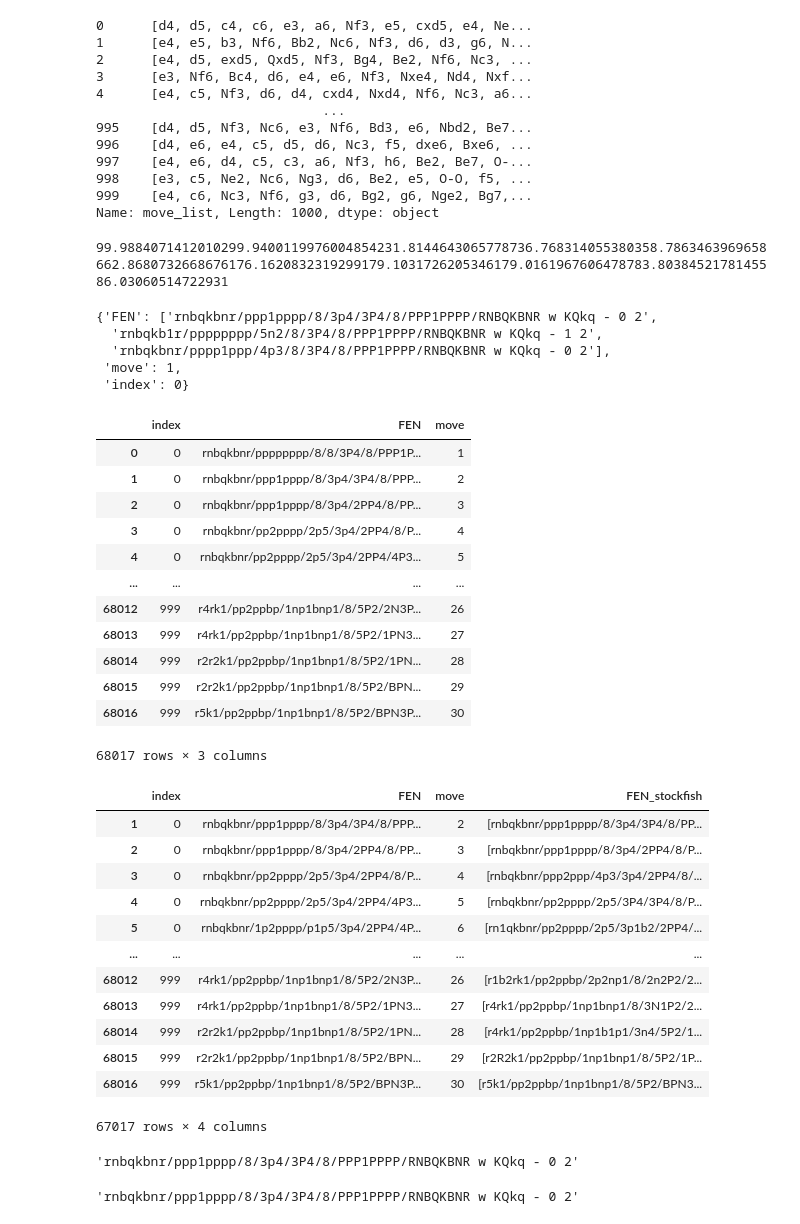
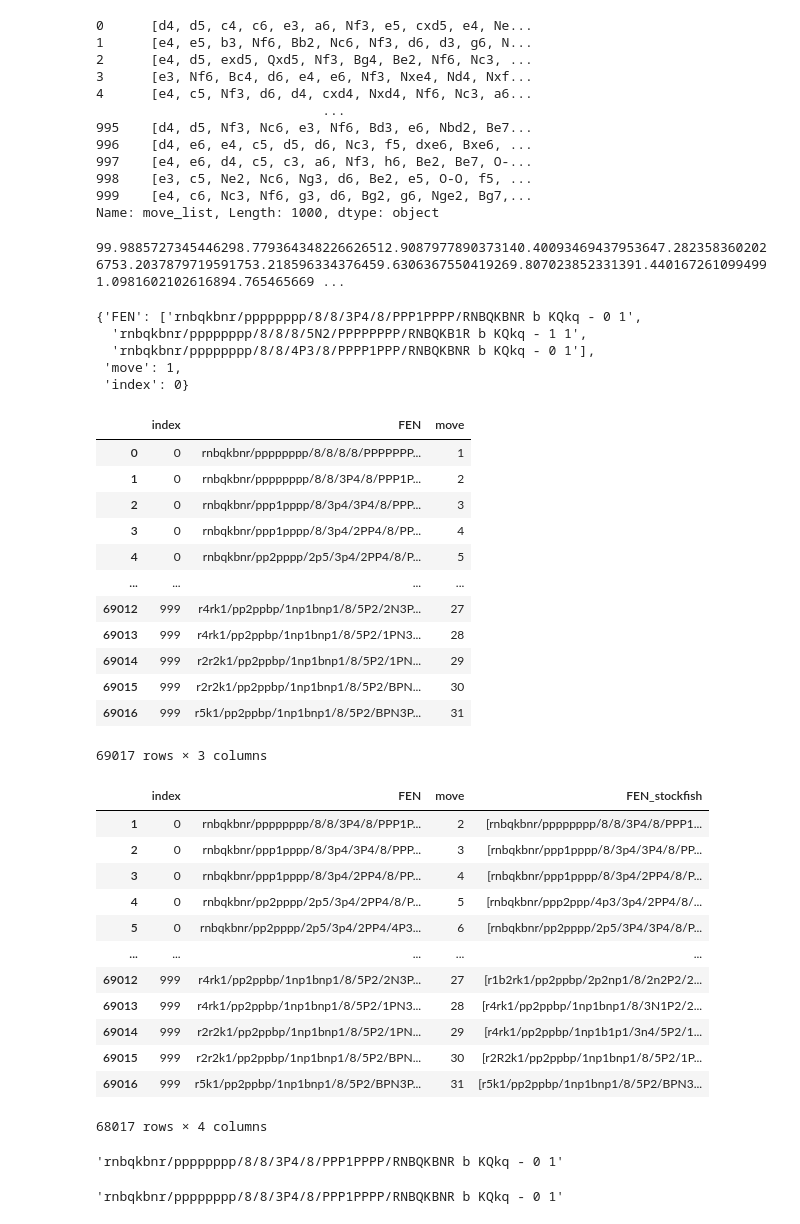
Before and after one commit to PJWSTK-Data-Science-Dojo/chess-cheater, a Jupyter notebook: data_preparation/generate_stockfish_responses.ipynb, the cells around one changed output. Cells and saved outputs as stored; diff of their text form; code cells hidden in the pictures.

```diff
--- a/data_preparation/generate_stockfish_responses.ipynb
+++ b/data_preparation/generate_stockfish_responses.ipynb
@@ -3,7 +3,7 @@ import pandas as pd
 import time
 start = time.time()
 
-df = pd.read_csv('chess_games.csv',nrows=1_000)
+df = pd.read_csv('D:\Programowanie\Projekty\chess_cheater_project\datasets\chess_games.csv',nrows=1_000)
 df['AN']
 # %% [output]
 0      1. d4 d5 2. c4 c6 3. e3 a6 4. Nf3 e5 5. cxd5 e...
@@ -55,7 +55,7 @@ import numpy as np
 
 def save_board_state_after_move(moves):
     board = chess.Board()
-    FEN_list = []
+    FEN_list = [board.fen()]
     try:
         for move in moves:
             board.push_san(move)
@@ -142,16 +140,16 @@ for thread in threads:
     thread.join()
     stockfish_fens_list.append(thread.value)
 # %% [output]
-99.9884071412010299.9400119976004854231.8144643065778736.768314055380358.7863463969658662.8680732668676176.1620832319299179.1031726205346179.0161967606478783.8038452178145586.03060514722931
+99.9885727345446298.779364348226626512.9087977890373140.40093469437953647.2823583602026753.2037879719591753.218596334376459.6306367550419269.807023852331391.4401672610994991.0981602102616894.765465669 ...
 # %%
 stockfish_fens_list_union = []
 for fens_list in stockfish_fens_list:
     stockfish_fens_list_union += fens_list
 stockfish_fens_list_union[0]
 # %% [output]
-{'FEN': ['rnbqkbnr/ppp1pppp/8/3p4/3P4/8/PPP1PPPP/RNBQKBNR w KQkq - 0 2',
-  'rnbqkb1r/pppppppp/5n2/8/3P4/8/PPP1PPPP/RNBQKBNR w KQkq - 1 2',
-  'rnbqkbnr/pppp1ppp/4p3/8/3P4/8/PPP1PPPP/RNBQKBNR w KQkq - 0 2'],
+{'FEN': ['rnbqkbnr/pppppppp/8/8/3P4/8/PPP1PPPP/RNBQKBNR b KQkq - 0 1',
+  'rnbqkbnr/pppppppp/8/8/8/5N2/PPPPPPPP/RNBQKB1R b KQkq - 1 1',
+  'rnbqkbnr/pppppppp/8/8/4P3/8/PPPP1PPP/RNBQKBNR b KQkq - 0 1'],
  'move': 1,
  'index': 0}
 # %%
@@ -162,36 +160,36 @@ df_stockfish_moves['move'] = df_stockfish_moves['move'] + 1
 df_games
 # %% [output]
 |  | index | FEN | move |
-| 0 | 0 | rnbqkbnr/pppppppp/8/8/3P4/8/PPP1P... | 1 |
-| 1 | 0 | rnbqkbnr/ppp1pppp/8/3p4/3P4/8/PPP... | 2 |
-| 2 | 0 | rnbqkbnr/ppp1pppp/8/3p4/2PP4/8/PP... | 3 |
-| 3 | 0 | rnbqkbnr/pp2pppp/2p5/3p4/2PP4/8/P... | 4 |
-| 4 | 0 | rnbqkbnr/pp2pppp/2p5/3p4/2PP4/4P3... | 5 |
+| 0 | 0 | rnbqkbnr/pppppppp/8/8/8/8/PPPPPPP... | 1 |
+| 1 | 0 | rnbqkbnr/pppppppp/8/8/3P4/8/PPP1P... | 2 |
+| 2 | 0 | rnbqkbnr/ppp1pppp/8/3p4/3P4/8/PPP... | 3 |
+| 3 | 0 | rnbqkbnr/ppp1pppp/8/3p4/2PP4/8/PP... | 4 |
+| 4 | 0 | rnbqkbnr/pp2pppp/2p5/3p4/2PP4/8/P... | 5 |
 | ... | ... | ... | ... |
-| 68012 | 999 | r4rk1/pp2ppbp/1np1bnp1/8/5P2/2N3P... | 26 |
-| 68013 | 999 | r4rk1/pp2ppbp/1np1bnp1/8/5P2/1PN3... | 27 |
-| 68014 | 999 | r2r2k1/pp2ppbp/1np1bnp1/8/5P2/1PN... | 28 |
-| 68015 | 999 | r2r2k1/pp2ppbp/1np1bnp1/8/5P2/BPN... | 29 |
-| 68016 | 999 | r5k1/pp2ppbp/1np1bnp1/8/5P2/BPN3P... | 30 |
+| 69012 | 999 | r4rk1/pp2ppbp/1np1bnp1/8/5P2/2N3P... | 27 |
+| 69013 | 999 | r4rk1/pp2ppbp/1np1bnp1/8/5P2/1PN3... | 28 |
+| 69014 | 999 | r2r2k1/pp2ppbp/1np1bnp1/8/5P2/1PN... | 29 |
+| 69015 | 999 | r2r2k1/pp2ppbp/1np1bnp1/8/5P2/BPN... | 30 |
+| 69016 | 999 | r5k1/pp2ppbp/1np1bnp1/8/5P2/BPN3P... | 31 |
-68017 rows × 3 columns
+69017 rows × 3 columns
 # %%
 df_data = pd.merge(df_games, df_stockfish_moves, on=['index', 'move'], how='left', suffixes=['', '_stockfish'])
-df_data = df_data.dropna()
+# df_data = df_data.dropna()
 df_data
 # %% [output]
 |  | index | FEN | move | FEN_stockfish |
-| 1 | 0 | rnbqkbnr/ppp1pppp/8/3p4/3P4/8/PPP... | 2 | [rnbqkbnr/ppp1pppp/8/3p4/3P4/8/PP... |
-| 2 | 0 | rnbqkbnr/ppp1pppp/8/3p4/2PP4/8/PP... | 3 | [rnbqkbnr/ppp1pppp/8/3p4/2PP4/8/P... |
-| 3 | 0 | rnbqkbnr/pp2pppp/2p5/3p4/2PP4/8/P... | 4 | [rnbqkbnr/ppp2ppp/4p3/3p4/2PP4/8/... |
-| 4 | 0 | rnbqkbnr/pp2pppp/2p5/3p4/2PP4/4P3... | 5 | [rnbqkbnr/pp2pppp/2p5/3P4/3P4/8/P... |
-| 5 | 0 | rnbqkbnr/1p2pppp/p1p5/3p4/2PP4/4P... | 6 | [rn1qkbnr/pp2pppp/2p5/3p1b2/2PP4/... |
+| 1 | 0 | rnbqkbnr/pppppppp/8/8/3P4/8/PPP1P... | 2 | [rnbqkbnr/pppppppp/8/8/3P4/8/PPP1... |
+| 2 | 0 | rnbqkbnr/ppp1pppp/8/3p4/3P4/8/PPP... | 3 | [rnbqkbnr/ppp1pppp/8/3p4/3P4/8/PP... |
+| 3 | 0 | rnbqkbnr/ppp1pppp/8/3p4/2PP4/8/PP... | 4 | [rnbqkbnr/ppp1pppp/8/3p4/2PP4/8/P... |
+| 4 | 0 | rnbqkbnr/pp2pppp/2p5/3p4/2PP4/8/P... | 5 | [rnbqkbnr/ppp2ppp/4p3/3p4/2PP4/8/... |
+| 5 | 0 | rnbqkbnr/pp2pppp/2p5/3p4/2PP4/4P3... | 6 | [rnbqkbnr/pp2pppp/2p5/3P4/3P4/8/P... |
 | ... | ... | ... | ... | ... |
-| 68012 | 999 | r4rk1/pp2ppbp/1np1bnp1/8/5P2/2N3P... | 26 | [r1b2rk1/pp2ppbp/2p2np1/8/2n2P2/2... |
-| 68013 | 999 | r4rk1/pp2ppbp/1np1bnp1/8/5P2/1PN3... | 27 | [r4rk1/pp2ppbp/1np1bnp1/8/3N1P2/2... |
-| 68014 | 999 | r2r2k1/pp2ppbp/1np1bnp1/8/5P2/1PN... | 28 | [r4rk1/pp2ppbp/1np1b1p1/3n4/5P2/1... |
-| 68015 | 999 | r2r2k1/pp2ppbp/1np1bnp1/8/5P2/BPN... | 29 | [r2R2k1/pp2ppbp/1np1bnp1/8/5P2/1P... |
-| 68016 | 999 | r5k1/pp2ppbp/1np1bnp1/8/5P2/BPN3P... | 30 | [r5k1/pp2ppbp/1np1bnp1/8/5P2/BPN3... |
+| 69012 | 999 | r4rk1/pp2ppbp/1np1bnp1/8/5P2/2N3P... | 27 | [r1b2rk1/pp2ppbp/2p2np1/8/2n2P2/2... |
+| 69013 | 999 | r4rk1/pp2ppbp/1np1bnp1/8/5P2/1PN3... | 28 | [r4rk1/pp2ppbp/1np1bnp1/8/3N1P2/2... |
+| 69014 | 999 | r2r2k1/pp2ppbp/1np1bnp1/8/5P2/1PN... | 29 | [r4rk1/pp2ppbp/1np1b1p1/3n4/5P2/1... |
+| 69015 | 999 | r2r2k1/pp2ppbp/1np1bnp1/8/5P2/BPN... | 30 | [r2R2k1/pp2ppbp/1np1bnp1/8/5P2/1P... |
+| 69016 | 999 | r5k1/pp2ppbp/1np1bnp1/8/5P2/BPN3P... | 31 | [r5k1/pp2ppbp/1np1bnp1/8/5P2/BPN3... |
-67017 rows × 4 columns
+68017 rows × 4 columns
 # %%
 df_data[['FEN_stockfish_1', 'FEN_stockfish_2', 'FEN_stockfish_3']] = pd.DataFrame(data=df_data['FEN_stockfish'].tolist(), index=df_data.index)
 # %%
@@ -199,11 +197,11 @@ df_data = df_data.drop('FEN_stockfish', axis=1)
 # %%
 df_data['FEN'].iloc[0]
 # %% [output]
-'rnbqkbnr/ppp1pppp/8/3p4/3P4/8/PPP1PPPP/RNBQKBNR w KQkq - 0 2'
+'rnbqkbnr/pppppppp/8/8/3P4/8/PPP1PPPP/RNBQKBNR b KQkq - 0 1'
 # %%
 df_data['FEN_stockfish_1'].iloc[0]
 # %% [output]
-'rnbqkbnr/ppp1pppp/8/3p4/3P4/8/PPP1PPPP/RNBQKBNR w KQkq - 0 2'
+'rnbqkbnr/pppppppp/8/8/3P4/8/PPP1PPPP/RNBQKBNR b KQkq - 0 1'
 # %%
 df_data[(df_data['FEN'] != df_data['FEN_stockfish_1']) &
         (df_data['FEN'] != df_data['FEN_stockfish_2']) &
```
Also changed, not shown: parts of 3 cells of this notebook, 5 other files.
